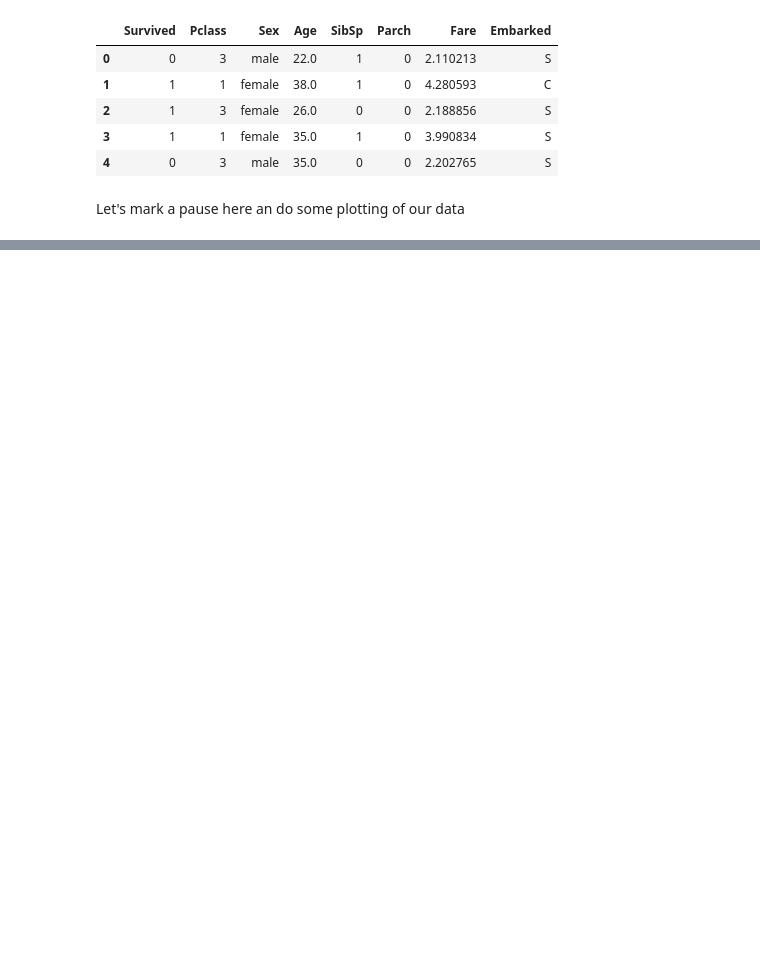
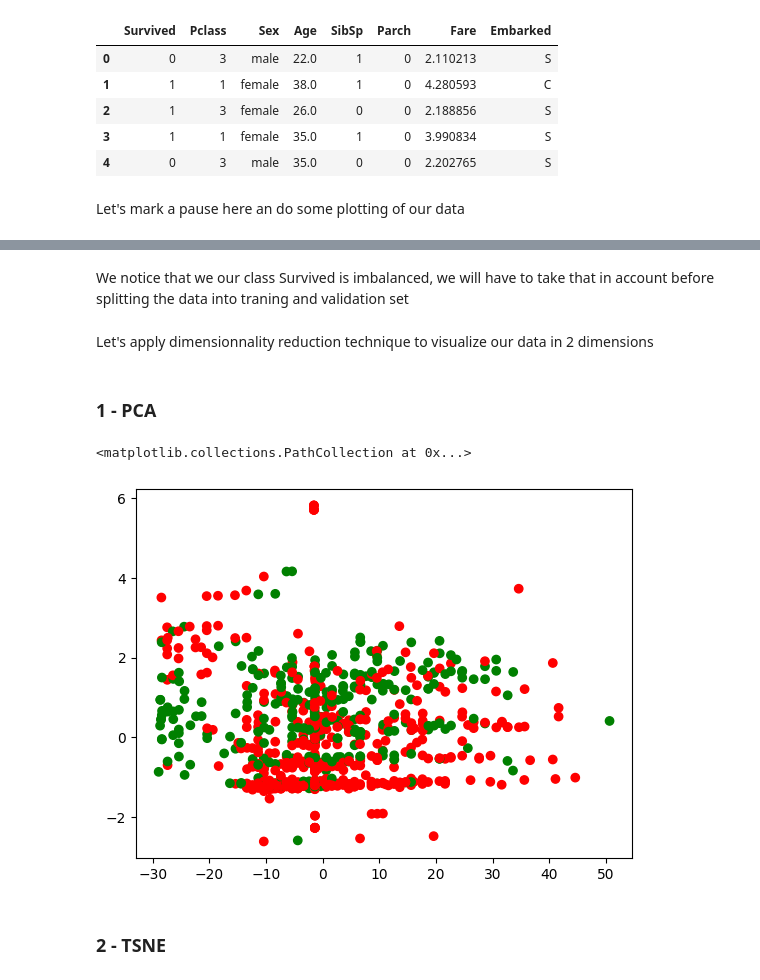
Before and after one commit to palminaN/titanic-survival-prediction, a Jupyter notebook: code.ipynb, the cells around one changed output, grey strips where cells are left out. Drawn from its saved outputs; the diff is of its cells as text; code cells hidden in the pictures; blank space fills up the shorter version.

```diff
--- a/code.ipynb
+++ b/code.ipynb
@@ -170,0 +190,5 @@ dfn["Survived"].sum() / dfn["Survived"].count()
+# %% [markdown]
+We notice that we our class Survived is imbalanced, we will have to take that in account before splitting the data into traning and validation set
+# %%
+dfn = pd.get_dummies(dfn,columns=["Embarked"])
+dfn = pd.get_dummies(dfn,columns=["Sex"],drop_first=True)
@@ -170,0 +197,24 @@ dfn["Survived"].sum() / dfn["Survived"].count()
+# %%
+y = dfn["Survived"]
+X = dfn.drop("Survived",axis=1)
+# %% [markdown]
+ Let's apply dimensionnality reduction technique to visualize our data in 2 dimensions
+# %% [markdown]
+### 1 - PCA
+# %%
+
+
+pca = PCA(n_components=2)
+dfn_2d = pca.fit_transform(X)
+colors = ['red','green']
+
+plt.scatter(dfn_2d[:,0],dfn_2d[:, 1], c=y, cmap=matplotlib.colors.ListedColormap(colors))
+# For 3d visualization
+#fig = plt.figure()
+#ax = fig.add_subplot(projection='3d')
+#ax.scatter(dfn_2d[0],dfn_2d[1],dfn_2d[2])
+# %% [output]
+<matplotlib.collections.PathCollection at 0x...>
+[figure, added]
+# %% [markdown]
+### 2 - TSNE
```
Also changed, not shown: parts of 19 cells of this notebook.
